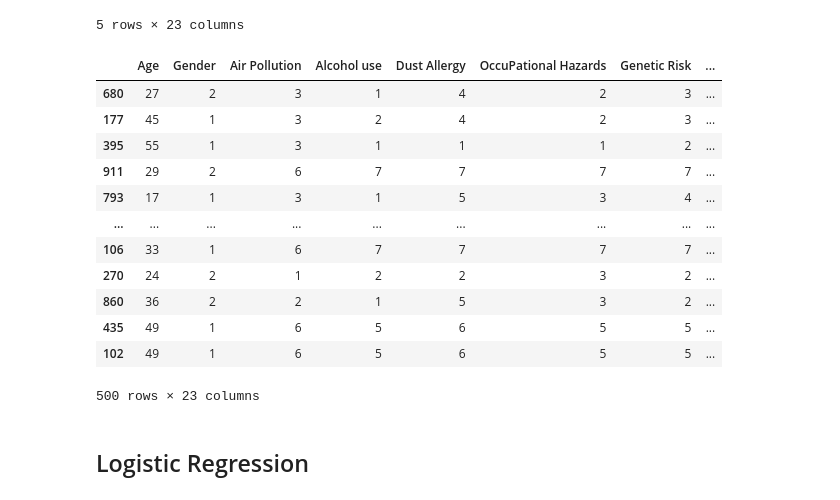
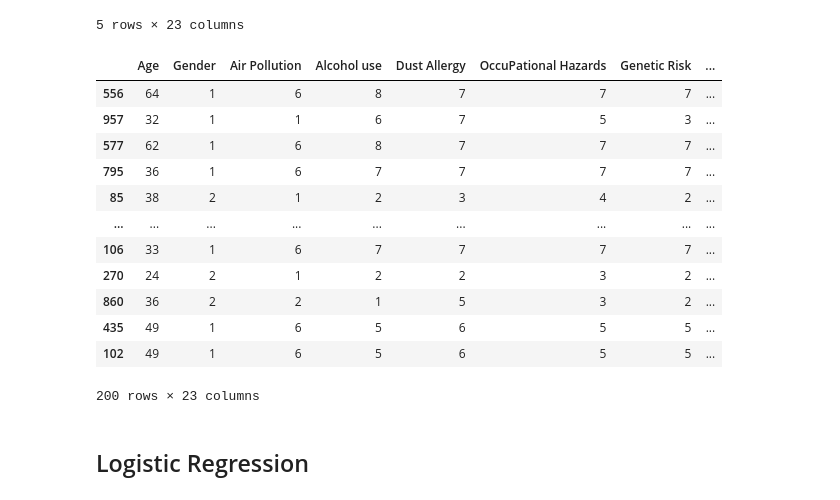
Before and after one commit to Cabone01/Lung-Cancer-Predictions, a Jupyter notebook: Notebooks/Supervised.ipynb, the cells around one changed output. Cells and saved outputs as stored; diff of their text form; code cells hidden in the pictures.

```diff
--- a/Notebooks/Supervised.ipynb
+++ b/Notebooks/Supervised.ipynb
@@ -103,19 +149,19 @@ X.head()
 | 4 | 46 | 1 | 6 | 8 | 7 | 7 | 7 | ... |
 5 rows × 23 columns
 # %%
-X_train, X_test, y_train, y_test = train_test_split(X, y, test_size=0.5, random_state=42)
+X_train, X_test, y_train, y_test = train_test_split(X, y, test_size=0.8, random_state=42)
 X_train
 # %% [output]
 |  | Age | Gender | Air Pollution | Alcohol use | Dust Allergy | OccuPational Hazards | Genetic Risk | ... |
-| 680 | 27 | 2 | 3 | 1 | 4 | 2 | 3 | ... |
-| 177 | 45 | 1 | 3 | 2 | 4 | 2 | 3 | ... |
-| 395 | 55 | 1 | 3 | 1 | 1 | 1 | 2 | ... |
-| 911 | 29 | 2 | 6 | 7 | 7 | 7 | 7 | ... |
-| 793 | 17 | 1 | 3 | 1 | 5 | 3 | 4 | ... |
+| 556 | 64 | 1 | 6 | 8 | 7 | 7 | 7 | ... |
+| 957 | 32 | 1 | 1 | 6 | 7 | 5 | 3 | ... |
+| 577 | 62 | 1 | 6 | 8 | 7 | 7 | 7 | ... |
+| 795 | 36 | 1 | 6 | 7 | 7 | 7 | 7 | ... |
+| 85 | 38 | 2 | 1 | 2 | 3 | 4 | 2 | ... |
 | ... | ... | ... | ... | ... | ... | ... | ... | ... |
 | 106 | 33 | 1 | 6 | 7 | 7 | 7 | 7 | ... |
 | 270 | 24 | 2 | 1 | 2 | 2 | 3 | 2 | ... |
 | 860 | 36 | 2 | 2 | 1 | 5 | 3 | 2 | ... |
 | 435 | 49 | 1 | 6 | 5 | 6 | 5 | 5 | ... |
 | 102 | 49 | 1 | 6 | 5 | 6 | 5 | 5 | ... |
-500 rows × 23 columns
+200 rows × 23 columns
```
Also changed, not shown: parts of 8 cells of this notebook, 1 other file.
